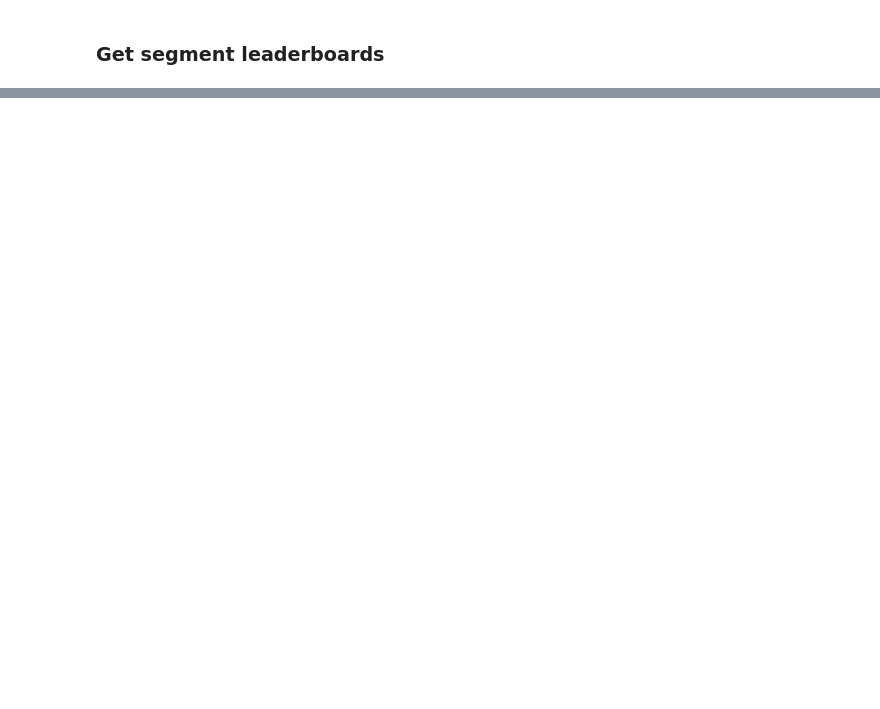
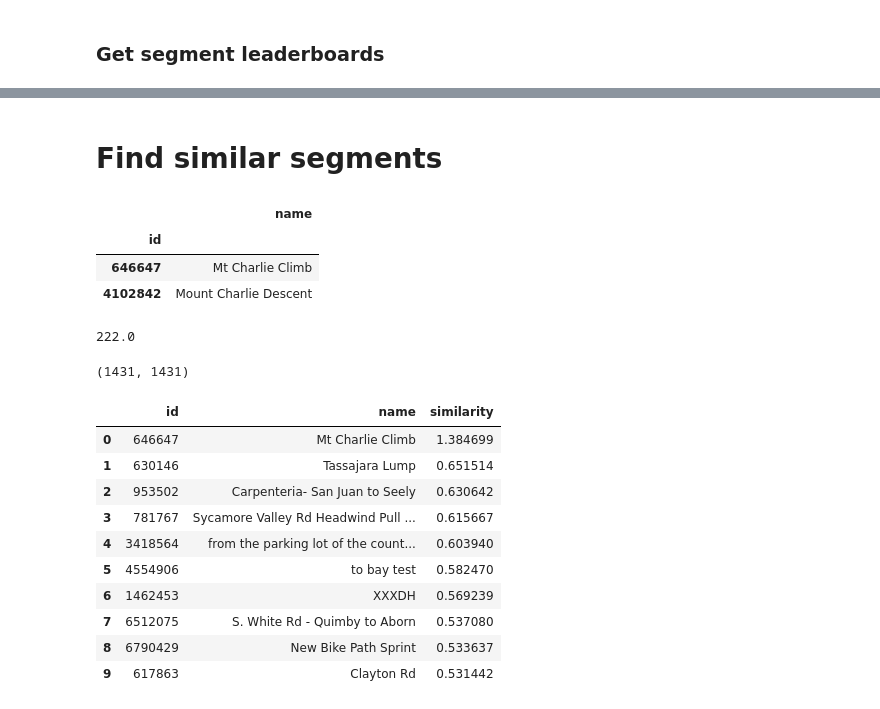
Before and after one commit to mcwitt/segment-recommender, a Jupyter notebook: segment-recommender.ipynb, the cells around one changed output, grey strips where cells are left out. Drawn from its saved outputs; the diff is of its cells as text; code cells hidden in the pictures; blank space fills up the shorter version.

```diff
--- a/segment-recommender.ipynb
+++ b/segment-recommender.ipynb
@@ -367,0 +433,16 @@ peak memory: 1316.44 MiB, increment: 0.00 MiB
+# %% [markdown]
+# Find similar segments
+# %%
+segments[segments.name.str.contains('Charlie')]
+# %% [output]
+|  | name |
+| id |  |
+| 646647 | Mt Charlie Climb |
+| 4102842 | Mount Charlie Descent |
+# %%
+df[df.segment_id == 646647].segment.iloc[0]
+# %% [output]
+222.0
+# %%
+est = CollaborativeFiltering(num_athletes, num_segments, num_features=30, lm=10, maxiter=10000)
+segment_features = est.fit(X, y).X_
@@ -367,0 +452,27 @@ peak memory: 1316.44 MiB, increment: 0.00 MiB
+# %%
+charlie_vec = segment_features[222,:]
+# %%
+dot(segment_features, segment_features.T).shape
+# %% [output]
+(1431, 1431)
+# %%
+similarity = dot(segment_features, charlie_vec)
+# %%
+similar_segments = [(df[df.segment == segment].segment_id.iloc[0], similarity[segment])
+                    for segment in argsort(similarity)[::-1][:10]]
+# %%
+pd.DataFrame.from_records([(sid, segments.name.loc[sid], similarity)
+                           for sid, similarity in similar_segments if sid in segments.index],
+                          columns=['id','name','similarity'])
+# %% [output]
+|  | id | name | similarity |
+| 0 | 646647 | Mt Charlie Climb | 1.384699 |
+| 1 | 630146 | Tassajara Lump | 0.651514 |
+| 2 | 953502 | Carpenteria- San Juan to Seely | 0.630642 |
+| 3 | 781767 | Sycamore Valley Rd Headwind Pull ... | 0.615667 |
+| 4 | 3418564 | from the parking lot of the count... | 0.603940 |
+| 5 | 4554906 | to bay test | 0.582470 |
+| 6 | 1462453 | XXXDH | 0.569239 |
+| 7 | 6512075 | S. White Rd - Quimby to Aborn | 0.537080 |
+| 8 | 6790429 | New Bike Path Sprint | 0.533637 |
+| 9 | 617863 | Clayton Rd | 0.531442 |
```
Also changed, not shown: parts of 82 cells of this notebook, 1 other file.
